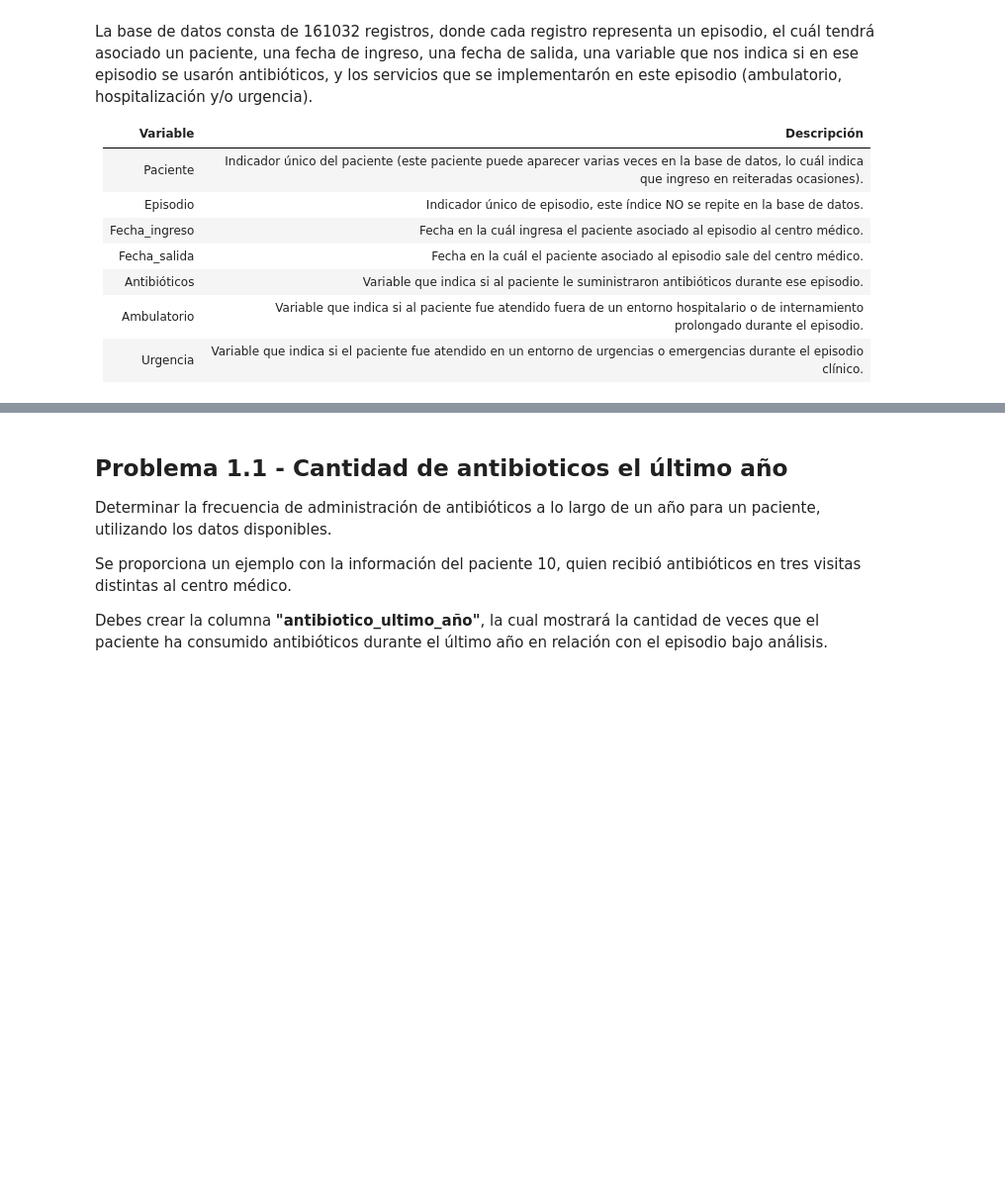
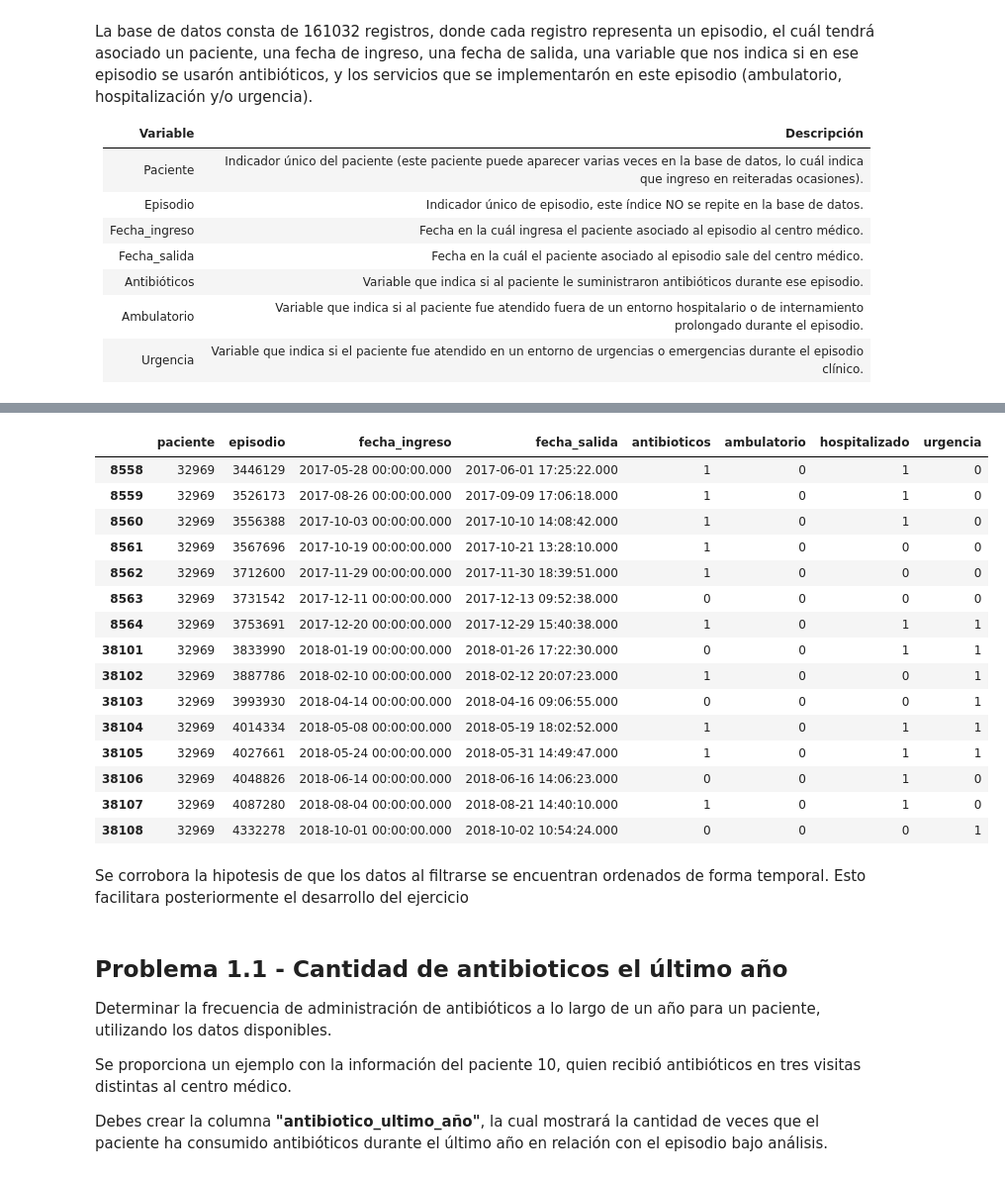
Before and after one commit to dgilrua/IN2LAB_UDEA_RETOS, a Jupyter notebook: Actividad_Readmision_de_pacientes.ipynb, the cells around one changed output, grey strips where cells are left out. Shown at 99% size. Drawn from its saved outputs; the diff is of its cells as text; code cells hidden in the pictures; blank space fills up the shorter version.

```diff
--- a/Actividad_Readmision_de_pacientes.ipynb
+++ b/Actividad_Readmision_de_pacientes.ipynb
@@ -39,3 +85,24 @@ La base de datos consta de 161032 registros, donde cada registro representa un e
+# %%
+df[df['paciente'] == np.random.choice(pacientes_humbral)]
+# %% [output]
+|  | paciente | episodio | fecha_ingreso | fecha_salida | antibioticos | ambulatorio | hospitalizado | urgencia |
+| 8558 | 32969 | 3446129 | 2017-05-28 00:00:00.000 | 2017-06-01 17:25:22.000 | 1 | 0 | 1 | 0 |
+| 8559 | 32969 | 3526173 | 2017-08-26 00:00:00.000 | 2017-09-09 17:06:18.000 | 1 | 0 | 1 | 0 |
+| 8560 | 32969 | 3556388 | 2017-10-03 00:00:00.000 | 2017-10-10 14:08:42.000 | 1 | 0 | 1 | 0 |
+| 8561 | 32969 | 3567696 | 2017-10-19 00:00:00.000 | 2017-10-21 13:28:10.000 | 1 | 0 | 0 | 0 |
+| 8562 | 32969 | 3712600 | 2017-11-29 00:00:00.000 | 2017-11-30 18:39:51.000 | 1 | 0 | 0 | 0 |
+| 8563 | 32969 | 3731542 | 2017-12-11 00:00:00.000 | 2017-12-13 09:52:38.000 | 0 | 0 | 0 | 0 |
+| 8564 | 32969 | 3753691 | 2017-12-20 00:00:00.000 | 2017-12-29 15:40:38.000 | 1 | 0 | 1 | 1 |
+| 38101 | 32969 | 3833990 | 2018-01-19 00:00:00.000 | 2018-01-26 17:22:30.000 | 0 | 0 | 1 | 1 |
+| 38102 | 32969 | 3887786 | 2018-02-10 00:00:00.000 | 2018-02-12 20:07:23.000 | 1 | 0 | 0 | 1 |
+| 38103 | 32969 | 3993930 | 2018-04-14 00:00:00.000 | 2018-04-16 09:06:55.000 | 0 | 0 | 0 | 1 |
+| 38104 | 32969 | 4014334 | 2018-05-08 00:00:00.000 | 2018-05-19 18:02:52.000 | 1 | 0 | 1 | 1 |
+| 38105 | 32969 | 4027661 | 2018-05-24 00:00:00.000 | 2018-05-31 14:49:47.000 | 1 | 0 | 1 | 1 |
+| 38106 | 32969 | 4048826 | 2018-06-14 00:00:00.000 | 2018-06-16 14:06:23.000 | 0 | 0 | 1 | 0 |
+| 38107 | 32969 | 4087280 | 2018-08-04 00:00:00.000 | 2018-08-21 14:40:10.000 | 1 | 0 | 1 | 0 |
+| 38108 | 32969 | 4332278 | 2018-10-01 00:00:00.000 | 2018-10-02 10:54:24.000 | 0 | 0 | 0 | 1 |
+# %% [markdown]
+Se corrobora la hipotesis de que los datos al filtrarse se encuentran ordenados de forma temporal. Esto facilitara posteriormente el desarrollo del ejercicio
 # %% [markdown]
 ## **Problema 1.1 - Cantidad de antibioticos el último año**
 Determinar la frecuencia de administración de antibióticos a lo largo de un año para un paciente, utilizando los datos disponibles.
```
Also changed, not shown: parts of 19 cells of this notebook, 1 other file.
